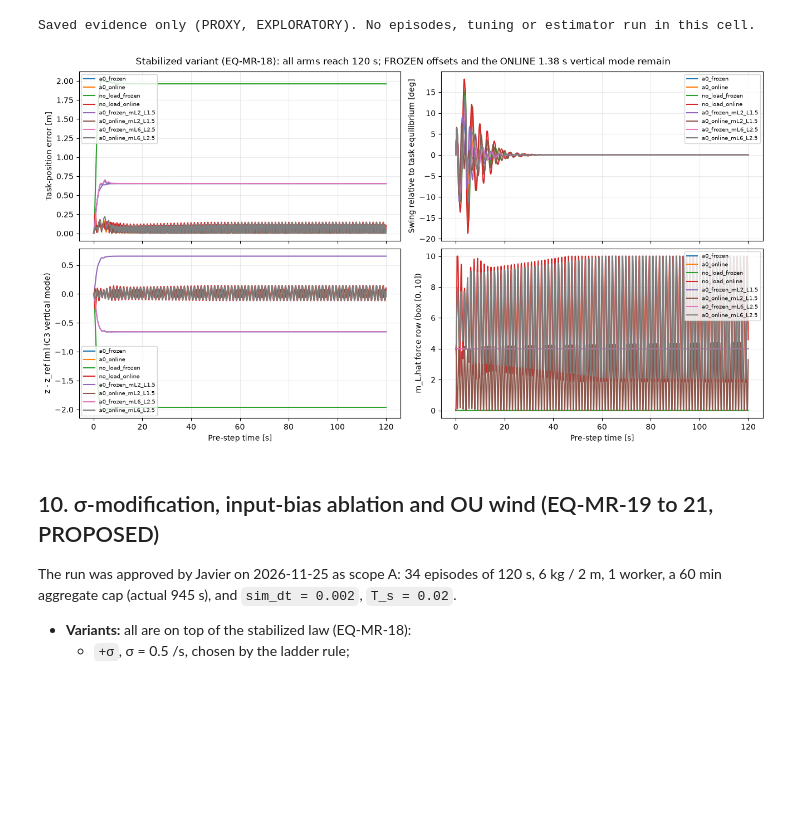
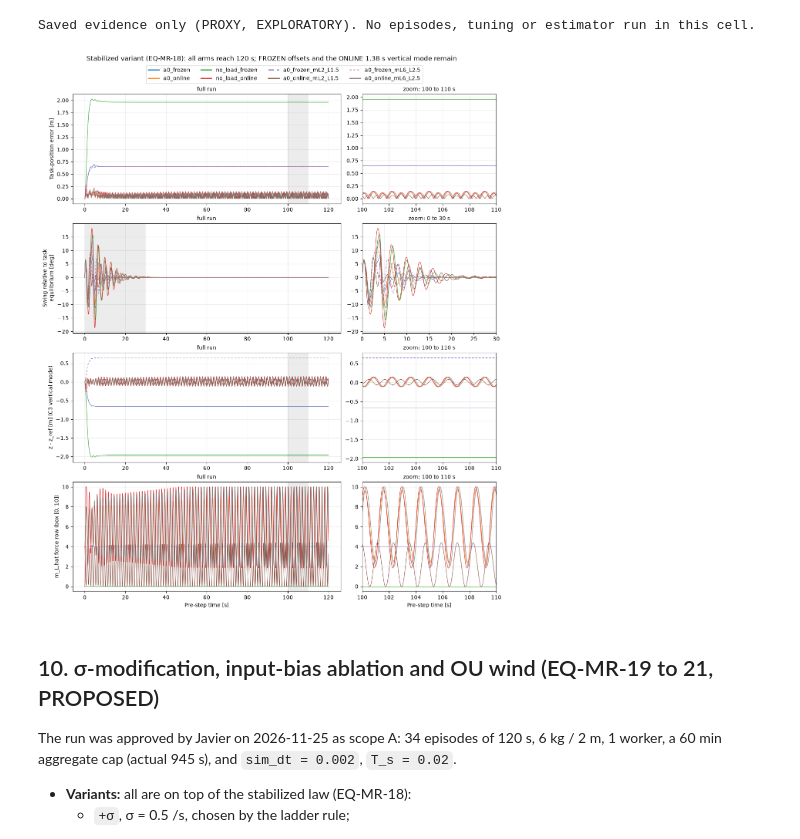
Before and after one commit to Mrjarkos/MRAC_Tutorial, a Jupyter notebook: 09_MRAC_Nominal_Load_Reference.ipynb, the cells around one changed output. Drawn from its saved outputs; the diff is of its cells as text; code cells hidden in the pictures; blank space fills up the shorter version.

```diff
--- a/09_MRAC_Nominal_Load_Reference.ipynb
+++ b/09_MRAC_Nominal_Load_Reference.ipynb
@@ -634,23 +659,43 @@ print('Saved evidence only (PROXY, EXPLORATORY). No episodes, tuning or estimato
 | 4 | 3.05 | 0.005125 | 1.381923 |
 Saved evidence only (PROXY, EXPLORATORY). No episodes, tuning or estimator run in this cell.
 # %%
-fig, axes = plt.subplots(2, 2, figsize=(13, 7), sharex=True, constrained_layout=True)
-for arm, df in stab_data.items():
-    axes[0, 0].plot(df.t_s, df.task_error_m, label=arm)
-    axes[0, 1].plot(df.t_s, df.swing_rel_rad * 180 / 3.141592653589793, label=arm)
-    axes[1, 0].plot(df.t_s, df.z_m - df.reference_z_m, label=arm)
-    axes[1, 1].plot(df.t_s, df.estimate_mL_p, label=arm)
-axes[0, 0].set_ylabel('Task-position error [m]')
-axes[0, 1].set_ylabel('Swing relative to task equilibrium [deg]')
-axes[1, 0].set_ylabel('z - z_ref [m] (C3 vertical mode)')
-axes[1, 1].set_ylabel('m_L,hat force row (box [0, 10])')
-for ax in axes.flat:
-    ax.grid(alpha=0.25); ax.legend(fontsize=7)
-for ax in axes[1]:
+fig = plt.figure(figsize=(12, 14.4), layout='constrained')
+gs = fig.add_gridspec(5, 2, height_ratios=[0.14, 1, 1, 1, 1], width_ratios=[2, 1])
+legend_ax = fig.add_subplot(gs[0, :]); legend_ax.axis('off')  # own row for the shared legend, so it cannot cover the title or data
+axes = [[fig.add_subplot(gs[r + 1, c]) for c in range(2)] for r in range(4)]
+panels = [('Task-position error [m]', lambda d: d.task_error_m, (100, 110)),
+          ('Swing relative to task\nequilibrium [deg]', lambda d: d.swing_rel_rad * 180 / 3.141592653589793, (0, 30)),
+          ('z - z_ref [m] (C3 vertical mode)', lambda d: d.z_m - d.reference_z_m, (100, 110)),
+          ('m_L,hat force row (box [0, 10])', lambda d: d.estimate_mL_p, (100, 110))]
+# dashed and dotted styles keep coincident FROZEN traces visible
+dashes = {'a0_frozen_mL2_L1.5': (0, (5, 3)), 'a0_frozen_mL6_L2.5': (0, (1.5, 2))}
+for row, ((full, zoom), (ylabel, value, (lo, hi))) in enumerate(zip(axes, panels)):
+    inside = []
+    for k, (arm, df) in enumerate(stab_data.items()):
+        y = value(df)
+        for ax in (full, zoom):
+            ax.plot(df.t_s, y, label=arm, color=f'C{k}', lw=0.8, linestyle=dashes.get(arm, '-'))
+        inside.extend(y[(df.t_s >= lo) & (df.t_s <= hi)])
+    pad = 0.05 * (max(inside) - min(inside))
+    zoom.set_xlim(lo, hi)
+    zoom.set_ylim(min(inside) - pad, max(inside) + pad)
+    if row:
+        full.sharex(axes[0][0])
+    full.axvspan(lo, hi, color='0.5', alpha=0.15, lw=0)
+    full.set_ylabel(ylabel)
+    full.set_title('full run', fontsize=10)
+    zoom.set_title('zoom: %g to %g s' % (lo, hi), fontsize=10)
+    for ax in (full, zoom):
+        ax.grid(alpha=0.25)
+for ax in axes[-1]:
     ax.set_xlabel('Pre-step time [s]')
+leg_handles, leg_labels = axes[0][0].get_legend_handles_labels()
+legend = legend_ax.legend(leg_handles, leg_labels, loc='center', ncol=4, fontsize=10)
+for line in legend.get_lines():
+    line.set_linewidth(2.0)
 fig.suptitle('Stabilized variant (EQ-MR-18): all arms reach 120 s; FROZEN offsets and the ONLINE 1.38 s vertical mode remain');
 # %% [output]
-[figure, old version]
+[figure, new version]
 # %% [markdown]
 ## 10. σ-modification, input-bias ablation and OU wind (EQ-MR-19 to 21, PROPOSED)
 
```
Also changed, not shown: parts of 5 cells of this notebook, 6 other files.
